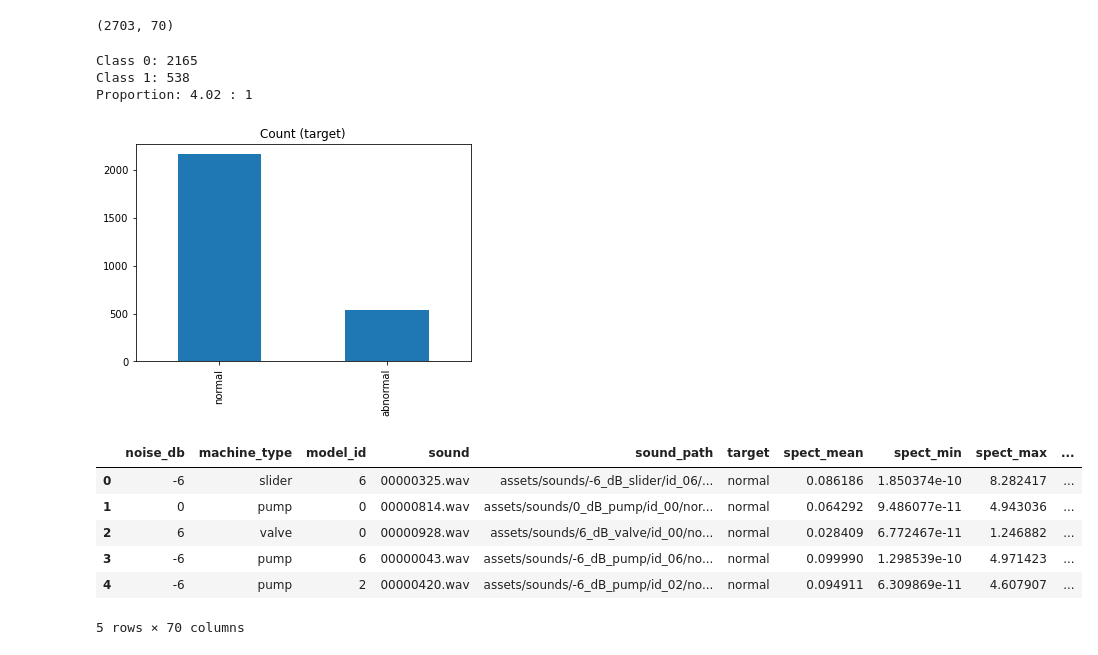
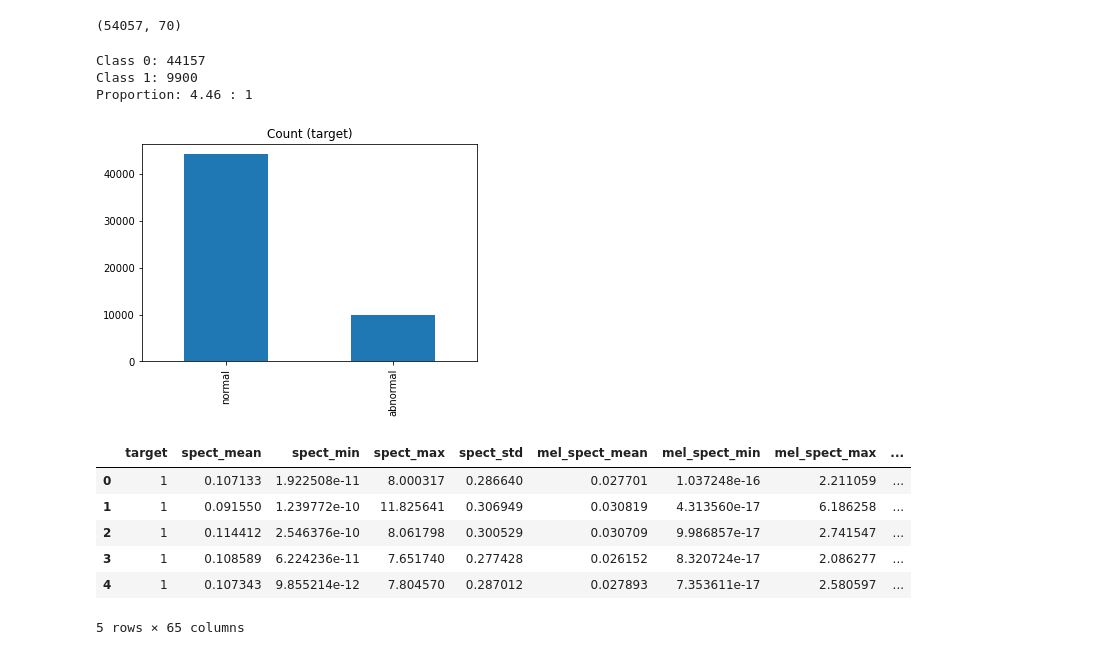
Before and after one commit to DerrickDDInAI/sound-anomaly-detection, a Jupyter notebook: Resampling techniques.ipynb, the cells around one changed output. Cells and saved outputs as stored; diff of their text form; code cells hidden in the pictures.

```diff
--- a/Resampling techniques.ipynb
+++ b/Resampling techniques.ipynb
@@ -11,9 +9,9 @@ from imblearn.over_sampling import RandomOverSampler
 # %%
-df = pd.read_csv('test_sample_csv')
+df = pd.read_csv('thread_csv_all.csv')
 # %%
 df.shape
 # %% [output]
-(2703, 70)
+(54057, 70)
 # %%
 target_count = df.target.value_counts()
 print('Class 0:', target_count[0])
@@ -22,24 +20,24 @@ print('Proportion:', round(target_count[0] / target_count[1], 2), ': 1')
 
 target_count.plot(kind='bar', title='Count (target)');
 # %% [output]
-Class 0: 2165
-Class 1: 538
-Proportion: 4.02 : 1
+Class 0: 44157
+Class 1: 9900
+Proportion: 4.46 : 1
-[figure, old version]
+[figure, new version]
 # %%
-df_test = df.iloc[:,5:30]
+df_test = df.iloc[:,5:df.shape[1]]
 df_test["target"].replace({"abnormal": "1", "normal": "0"}, inplace=True)
 df_test = df_test.astype({"target": int})
 # %%
-df.head()
+df_test.head()
 # %% [output]
-|  | noise_db | machine_type | model_id | sound | sound_path | target | spect_mean | spect_min | spect_max | ... |
-| 0 | -6 | slider | 6 | 00000325.wav | assets/sounds/-6_dB_slider/id_06/... | normal | 0.086186 | 1.850374e-10 | 8.282417 | ... |
-| 1 | 0 | pump | 0 | 00000814.wav | assets/sounds/0_dB_pump/id_00/nor... | normal | 0.064292 | 9.486077e-11 | 4.943036 | ... |
-| 2 | 6 | valve | 0 | 00000928.wav | assets/sounds/6_dB_valve/id_00/no... | normal | 0.028409 | 6.772467e-11 | 1.246882 | ... |
-| 3 | -6 | pump | 6 | 00000043.wav | assets/sounds/-6_dB_pump/id_06/no... | normal | 0.099990 | 1.298539e-10 | 4.971423 | ... |
-| 4 | -6 | pump | 2 | 00000420.wav | assets/sounds/-6_dB_pump/id_02/no... | normal | 0.094911 | 6.309869e-11 | 4.607907 | ... |
+|  | target | spect_mean | spect_min | spect_max | spect_std | mel_spect_mean | mel_spect_min | mel_spect_max | ... |
+| 0 | 1 | 0.107133 | 1.922508e-11 | 8.000317 | 0.286640 | 0.027701 | 1.037248e-16 | 2.211059 | ... |
+| 1 | 1 | 0.091550 | 1.239772e-10 | 11.825641 | 0.306949 | 0.030819 | 4.313560e-17 | 6.186258 | ... |
+| 2 | 1 | 0.114412 | 2.546376e-10 | 8.061798 | 0.300529 | 0.030709 | 9.986857e-17 | 2.741547 | ... |
+| 3 | 1 | 0.108589 | 6.224236e-11 | 7.651740 | 0.277428 | 0.026152 | 8.320724e-17 | 2.086277 | ... |
+| 4 | 1 | 0.107343 | 9.855214e-12 | 7.804570 | 0.287012 | 0.027893 | 7.353611e-17 | 2.580597 | ... |
-5 rows × 70 columns
+5 rows × 65 columns
 # %%
 y = df_test['target']
 df_test = df_test.drop('target', 1)
```
Also changed, not shown: parts of 26 cells of this notebook, 11 other files.
